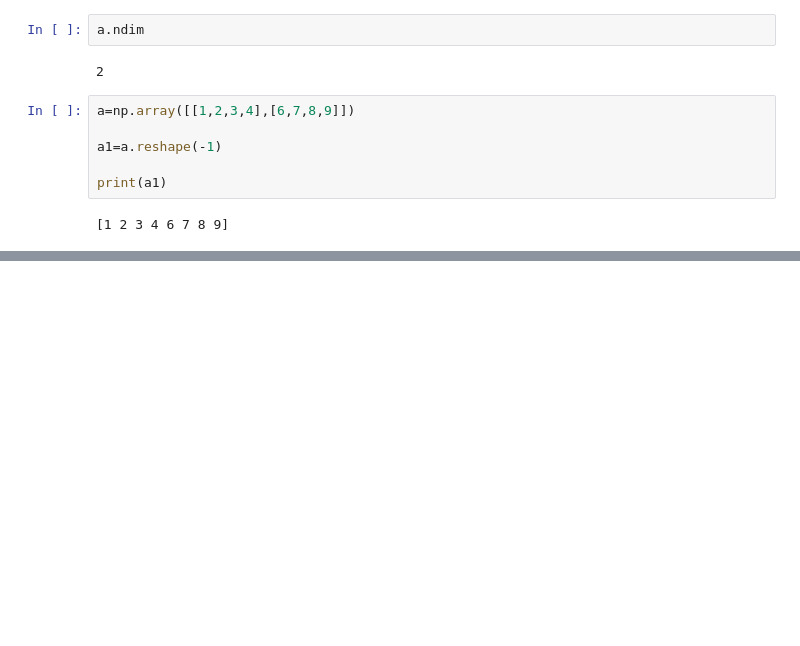
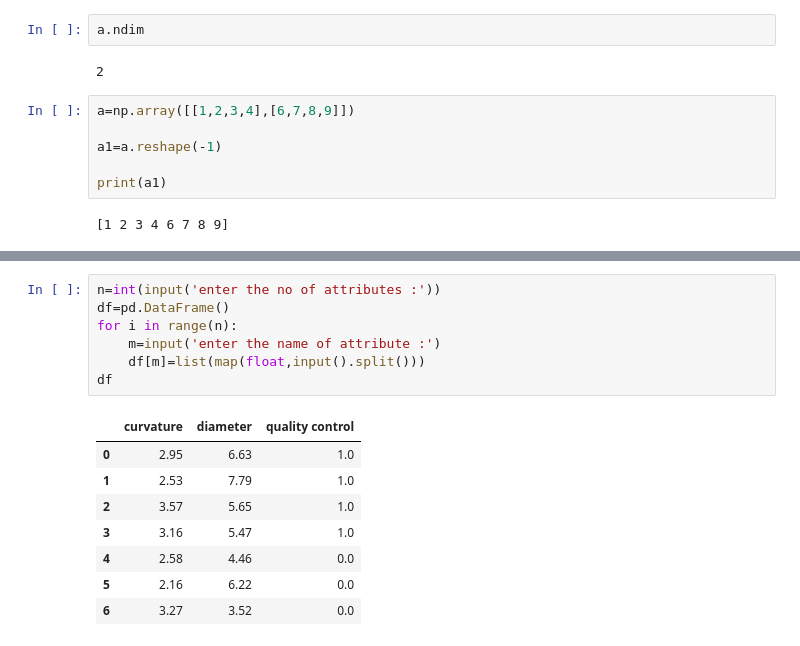
Before and after one commit to udaykiran1729/Programming, a Jupyter notebook: Py_prog/Note101.ipynb, the cells around one changed output, grey strips where cells are left out. Drawn from its saved outputs; the diff is of its cells as text; blank space fills up the shorter version.

```diff
--- a/Py_prog/Note101.ipynb
+++ b/Py_prog/Note101.ipynb
@@ -32,0 +51,16 @@ print(a1)
+# %%
+n=int(input('enter the no of attributes :'))
+df=pd.DataFrame()
+for i in range(n):
+    m=input('enter the name of attribute :')
+    df[m]=list(map(float,input().split()))
+df
+# %% [output]
+|  | curvature | diameter | quality control |
+| 0 | 2.95 | 6.63 | 1.0 |
+| 1 | 2.53 | 7.79 | 1.0 |
+| 2 | 3.57 | 5.65 | 1.0 |
+| 3 | 3.16 | 5.47 | 1.0 |
+| 4 | 2.58 | 4.46 | 0.0 |
+| 5 | 2.16 | 6.22 | 0.0 |
+| 6 | 3.27 | 3.52 | 0.0 |
```
Also changed, not shown: parts of 23 cells of this notebook, 9 other files.
